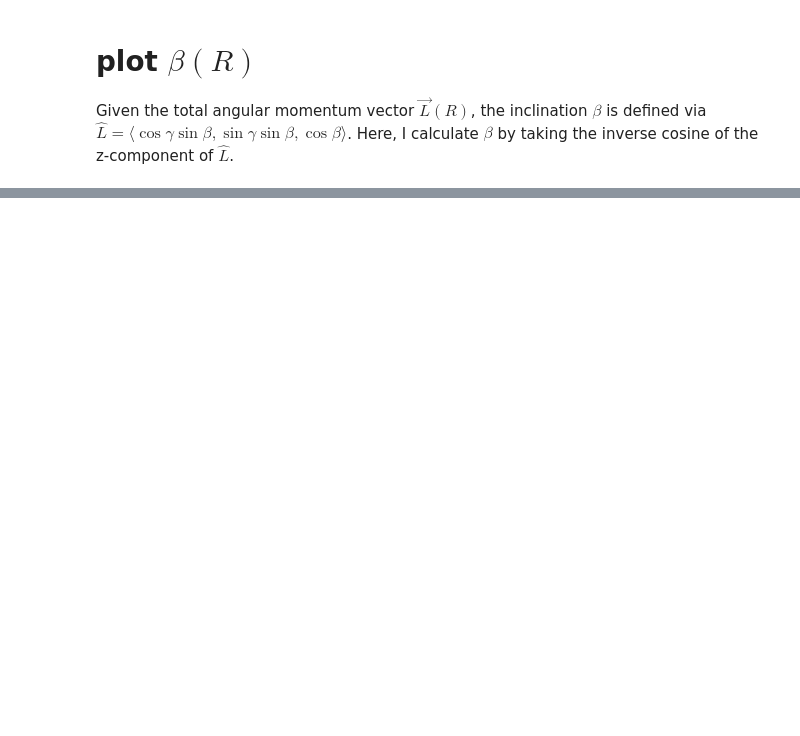
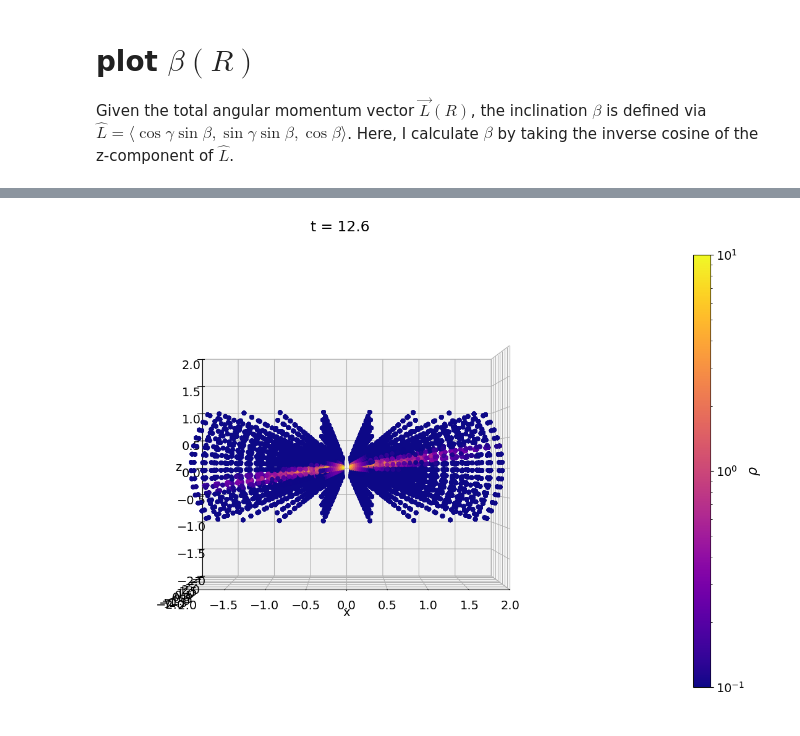
Before and after one commit to Jupiter1994/athena-warps, a Jupyter notebook: warped-disks/jiarus_diagnosis_3d.ipynb, the cells around one changed output, grey strips where cells are left out. Drawn from its saved outputs; the diff is of its cells as text; code cells hidden in the pictures; blank space fills up the shorter version.

```diff
--- a/warped-disks/jiarus_diagnosis_3d.ipynb
+++ b/warped-disks/jiarus_diagnosis_3d.ipynb
@@ -540,0 +490,87 @@ if save_fig:
+# %%
+from matplotlib.animation import FuncAnimation
+
+snapshot_plot = snapshot_list[0:10:1] # snapshot_list[0:101:5]
+s1 = slice(0,None,2)
+s2 = slice(0,None,7)
+s3 = slice(0,None,1)
+
+# 2. Set Up the Figure and 3D Axis
+fig = plt.figure(figsize=(14, 10))
+ax = fig.add_subplot(111, projection='3d')
+
+# Configure axis limits and aesthetics
+ax.set_xlim([-2, 2])
+ax.set_ylim([-2, 2])
+ax.set_zlim([-2, 2])
+ax.set_xlabel("x")
+ax.set_ylabel("y")
+ax.set_zlabel("z")
+#ax.set_facecolor('black') # Space theme
+#fig.patch.set_facecolor('black')
+#ax.xaxis.label.set_color('white')
+#ax.yaxis.label.set_color('white')
+#ax.zaxis.label.set_color('white')
+#ax.tick_params(colors='white')
+
+# Initialize the Plot
+frame = snapshot_plot[0]
+ath_data  = athena_read.athdf(frame,num_ghost=2,quantities=["rho", "vel1", "vel2", "vel3"])
+t_sim = ath_data['Time']
+ax.set_title("t = " + str(np.round(t_sim,1)))
+
+rad_app = ath_data['x1v']
+theta_app = ath_data['x2v']
+phi_app = ath_data['x3v']
+rad_3d, theta_3d, phi_3d = np.meshgrid(rad_app, theta_app, phi_app, indexing='ij')
+den = np.swapaxes(ath_data['rho'],0,2)
+
+rad_3d = rad_3d[s1, s2, s3]
+theta_3d = theta_3d[s1, s2, s3]
+phi_3d = phi_3d[s1, s2, s3]
+den = den[s1, s2, s3]
+
+x_3d, y_3d, z_3d = SphToCart(rad_3d, theta_3d, phi_3d)
+colors = den
+
+kws = {'cmap': 'plasma', 'norm': mcolors.LogNorm(vmin=1e-1, vmax=1e1)}
+
+scatter = ax.scatter(x_3d, y_3d, z_3d, c=colors, s=5, alpha=0.8, **kws)
+sm = plt.cm.ScalarMappable(**kws)
+cbar_ax = fig.add_axes([0.92, 0.15, 0.02, 0.7]) # [left, bottom, width, height]
+cbar = fig.colorbar(sm, cax=cbar_ax)
+cbar.set_label(r'$\rho$', fontsize=16)
+
+# Optional: Rotate the viewing angle slightly over time
+ax.view_init(elev=0, azim=-90)
+
+# 4. Define the Update Function for FuncAnimation
+def update(i):
+    # Fetch new data for the current frame
+
+    frame = snapshot_plot[i]
+    ath_data  = athena_read.athdf(frame,num_ghost=2,quantities=["rho"])
+    den = np.swapaxes(ath_data['rho'],0,2)
+    colors = den[s1, s2, s3]
+
+    t_sim = ath_data['Time']
+    ax.set_title("t = " + str(np.round(t_sim,1)))
+
+    # Update density values
+    ax.scatter(x_3d, y_3d, z_3d, c=colors, **kws)
+
+    return scatter,
+
+# 5. Create and Save the Animation
+# blit=False is usually required for 3D plots in Matplotlib
+ani = FuncAnimation(fig, update, \
+    frames=np.arange(0, len(snapshot_list), 1), interval=50, blit=False)
+
+# To save the animation as an MP4 (requires ffmpeg installed):
+ani.save('Figs/' + sim_name + '.gif', writer='pillow', fps=4)
+
+plt.show()
+
+plt.close()
+# %% [output]
+[figure, added]
```
Also changed, not shown: parts of 22 cells of this notebook, 3 other files.
